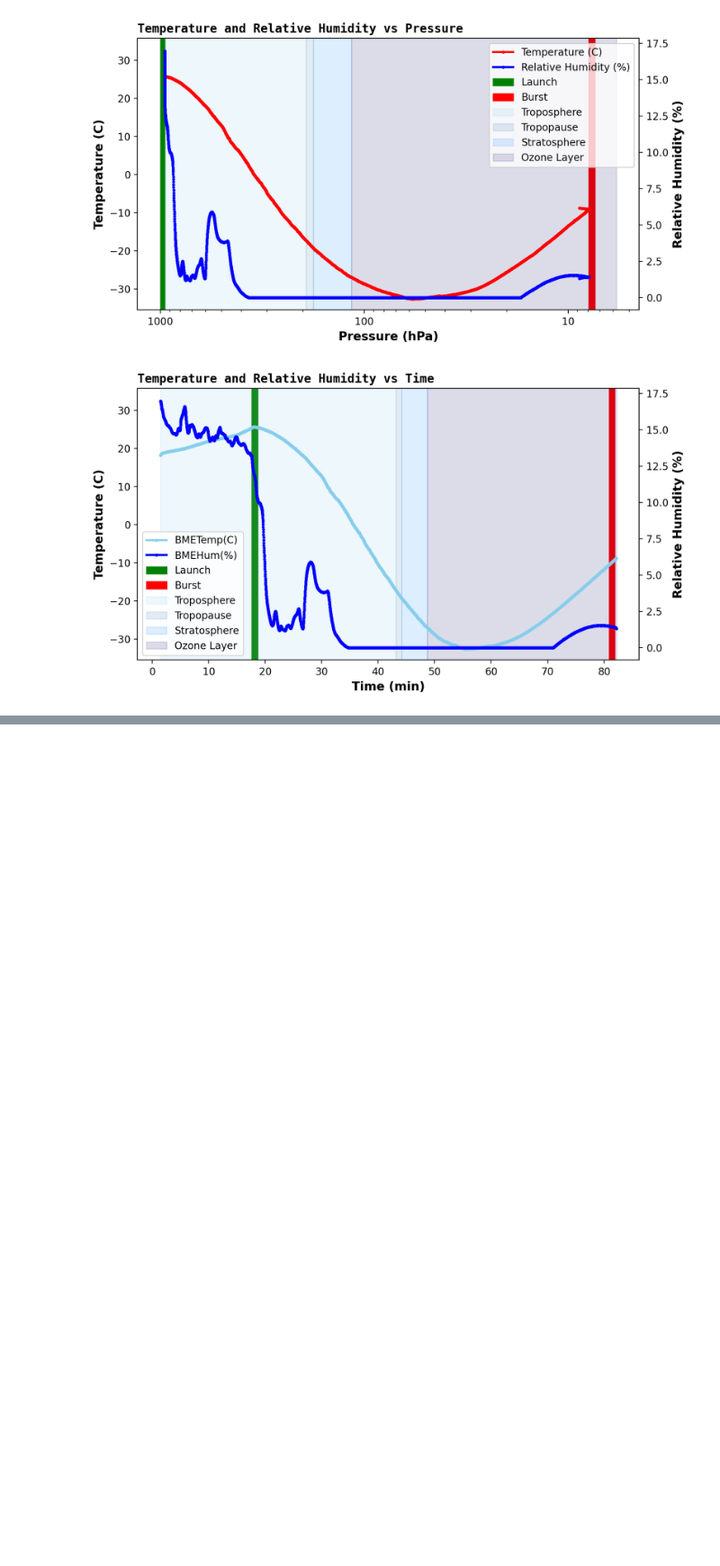
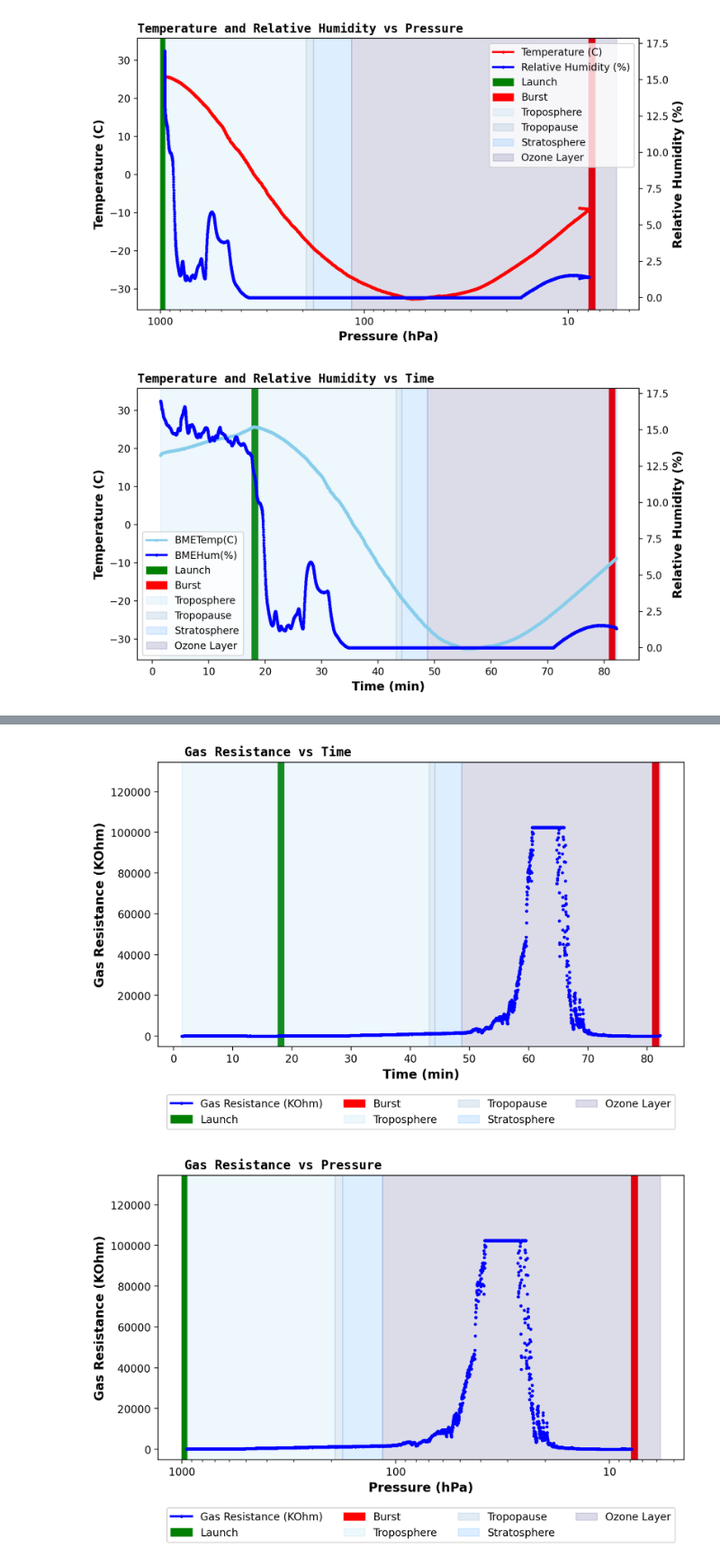
Before and after one commit to ASU-ASCEND/Fall-2024, a Jupyter notebook: DataProcessing/Traditional/GeneralGraphing.ipynb, the cells around one changed output, grey strips where cells are left out. Shown at 90% size. Cells and saved outputs as stored; diff of their text form; code cells hidden in the pictures; blank space fills up the shorter version.

```diff
--- a/DataProcessing/Traditional/GeneralGraphing.ipynb
+++ b/DataProcessing/Traditional/GeneralGraphing.ipynb
@@ -449,0 +482,25 @@ customPlot(df = flash_df,
+# %%
+customPlot(df = flash_df,
+           x_axis = ("Time", "min"),
+           x_col = "Minutes(millis)",
+           left_y_axis = ("Gas Resistance", "KOhm"),
+           left_y_cols = [("BMEGas(KOhms)", "Gas Resistance", "blue")],
+           right_y_axis = None,
+           right_y_cols = None,
+           fills = shaders,
+           fills_index_offset = 0,
+           reverse_and_log = False)
+
+customPlot(df = flash_df,
+           x_axis = ("Pressure", "hPa"),
+           x_col = "BMEPress(hPa)",
+           left_y_axis = ("Gas Resistance", "KOhm"),
+           left_y_cols = [("BMEGas(KOhms)", "Gas Resistance", "blue")],
+           right_y_axis = None,
+           right_y_cols = None,
+           fills = shaders,
+           fills_index_offset = 2,
+           reverse_and_log = True)
+# %% [output]
+[figure, added]
+[figure, added]
```
Also changed, not shown: parts of 6 cells of this notebook, 49 other files.
